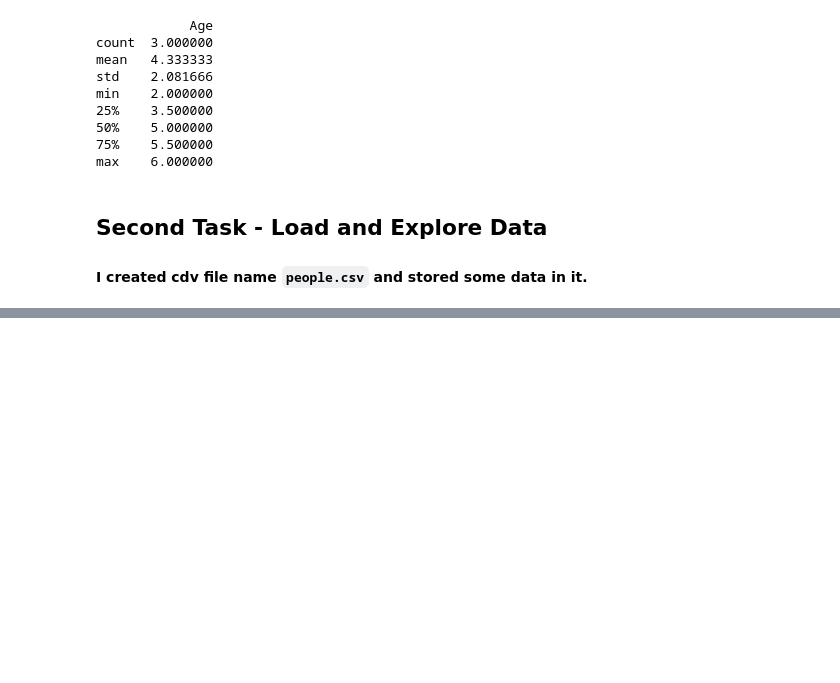
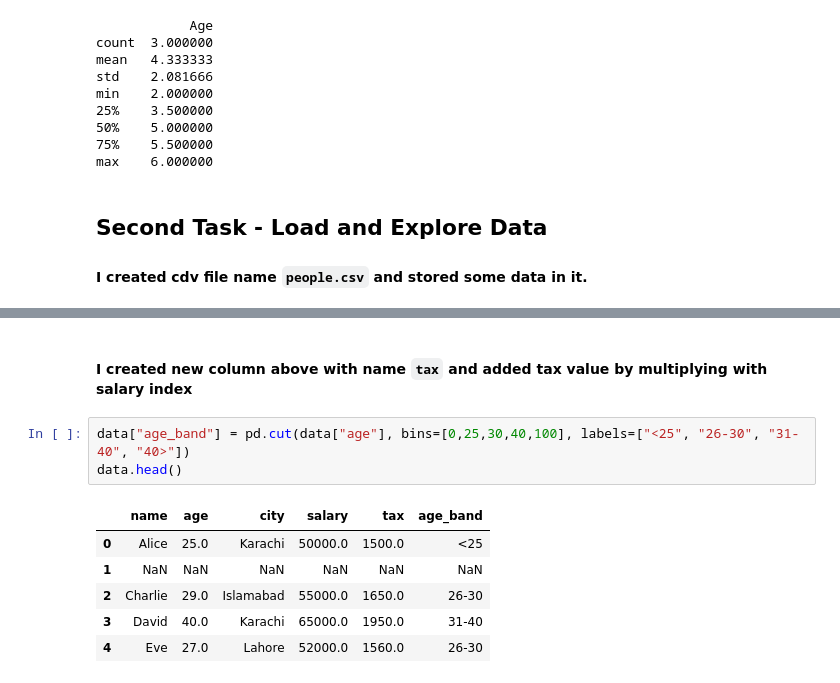
Before and after one commit to shahzain-lab/datasceince-practise, a Jupyter notebook: hello.ipynb, the cells around one changed output, grey strips where cells are left out. Drawn from its saved outputs; the diff is of its cells as text; blank space fills up the shorter version.

```diff
--- a/hello.ipynb
+++ b/hello.ipynb
@@ -44,0 +64,12 @@ memory usage: 292.0+ bytes
+# %% [markdown]
+#### I created new column above with name `tax` and added tax value by multiplying with salary index
+# %%
+data["age_band"] = pd.cut(data["age"], bins=[0,25,30,40,100], labels=["<25", "26-30", "31-40", "40>"])
+data.head()
+# %% [output]
+|  | name | age | city | salary | tax | age_band |
+| 0 | Alice | 25.0 | Karachi | 50000.0 | 1500.0 | <25 |
+| 1 | NaN | NaN | NaN | NaN | NaN | NaN |
+| 2 | Charlie | 29.0 | Islamabad | 55000.0 | 1650.0 | 26-30 |
+| 3 | David | 40.0 | Karachi | 65000.0 | 1950.0 | 31-40 |
+| 4 | Eve | 27.0 | Lahore | 52000.0 | 1560.0 | 26-30 |
```
Also changed, not shown: parts of 10 cells of this notebook.
